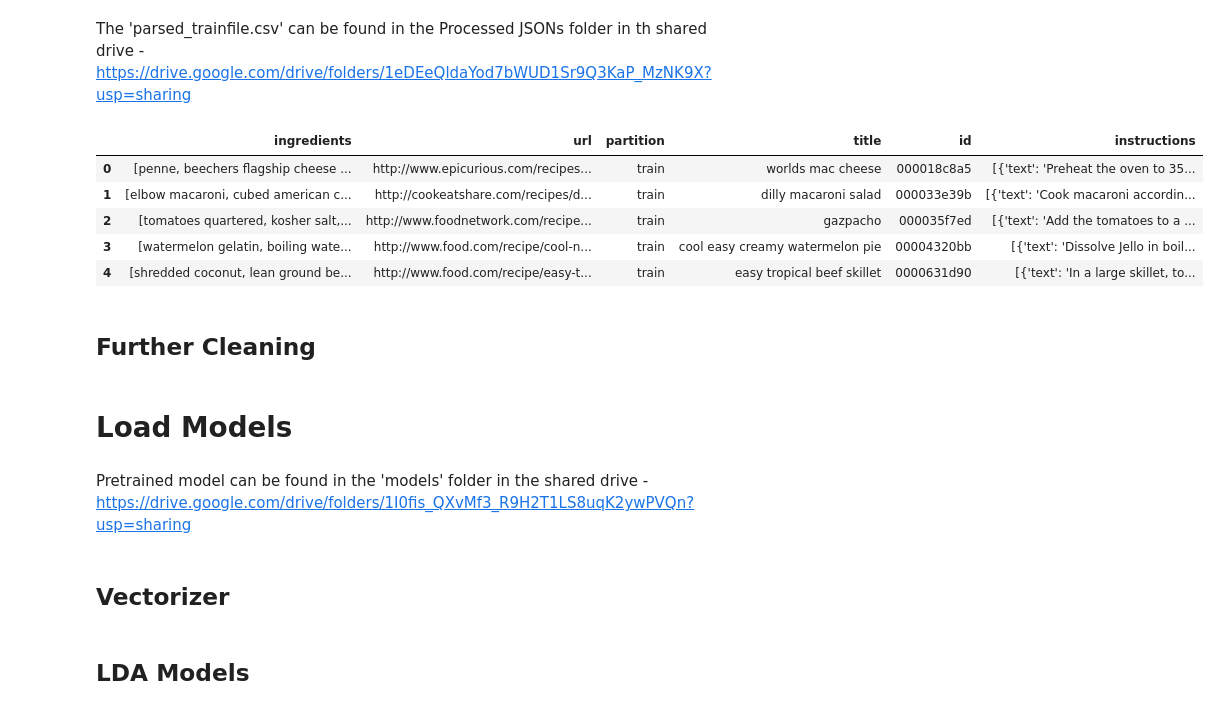
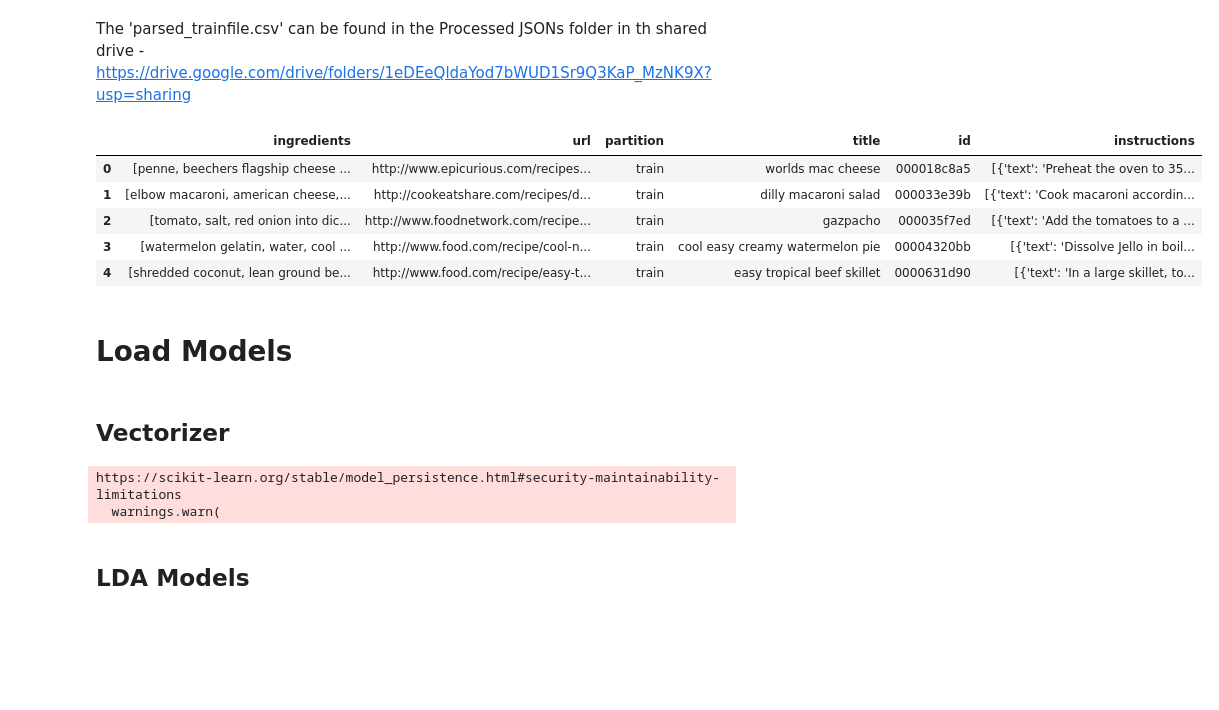
Before and after one commit to johnryanmcnally/capstone, a Jupyter notebook: model_generation/topic_modeling.ipynb, the cells around one changed output. Saved outputs shown, nothing was run; the diff lists cells and outputs as text; code cells hidden in the pictures; blank space fills up the shorter version.

Commit message:
repo cleaning

```diff
--- a/model_generation/topic_modeling.ipynb
+++ b/model_generation/topic_modeling.ipynb
@@ -36,19 +34,17 @@ logging.basicConfig(format="%(levelname)s - %(asctime)s: %(message)s", datefmt=
 The 'parsed_trainfile.csv' can be found in the Processed JSONs folder in th shared drive - https://drive.google.com/drive/folders/1eDEeQldaYod7bWUD1Sr9Q3KaP_MzNK9X?usp=sharing
 # %%
 # Modify this path to point to where the data is saved
-reldatapath = '../data/'
-filepath = 'parsed_trainfile.csv'
-df = pd.read_csv(reldatapath+filepath)
+DATAPATH = '../../data/'
+filepath = 'newcleaned_trainfile.csv'
+df = pd.read_csv(DATAPATH+filepath)
 df.ingredients = [literal_eval(x) for x in df.ingredients]
 df = df.drop(columns = ['Unnamed: 0'])
 df.head()
 # %% [output]
 |  | ingredients | url | partition | title | id | instructions |
 | 0 | [penne, beechers flagship cheese ... | http://www.epicurious.com/recipes... | train | worlds mac cheese | 000018c8a5 | [{'text': 'Preheat the oven to 35... |
-| 1 | [elbow macaroni, cubed american c... | http://cookeatshare.com/recipes/d... | train | dilly macaroni salad | 000033e39b | [{'text': 'Cook macaroni accordin... |
-| 2 | [tomatoes quartered, kosher salt,... | http://www.foodnetwork.com/recipe... | train | gazpacho | 000035f7ed | [{'text': 'Add the tomatoes to a ... |
-| 3 | [watermelon gelatin, boiling wate... | http://www.food.com/recipe/cool-n... | train | cool easy creamy watermelon pie | 00004320bb | [{'text': 'Dissolve Jello in boil... |
+| 1 | [elbow macaroni, american cheese,... | http://cookeatshare.com/recipes/d... | train | dilly macaroni salad | 000033e39b | [{'text': 'Cook macaroni accordin... |
+| 2 | [tomato, salt, red onion into dic... | http://www.foodnetwork.com/recipe... | train | gazpacho | 000035f7ed | [{'text': 'Add the tomatoes to a ... |
+| 3 | [watermelon gelatin, water, cool ... | http://www.food.com/recipe/cool-n... | train | cool easy creamy watermelon pie | 00004320bb | [{'text': 'Dissolve Jello in boil... |
 | 4 | [shredded coconut, lean ground be... | http://www.food.com/recipe/easy-t... | train | easy tropical beef skillet | 0000631d90 | [{'text': 'In a large skillet, to... |
-# %% [markdown]
-## Further Cleaning
 # %%
@@ -78,7 +57,5 @@ for ingr_list in df.ingredients:
 vocab = {term: i for i,term in enumerate(vocab)}
 # %% [markdown]
 # Load Models
-# %% [markdown]
-Pretrained model can be found in the 'models' folder in the shared drive - https://drive.google.com/drive/folders/1I0fis_QXvMf3_R9H2T1LS8uqK2ywPVQn?usp=sharing
 # %%
 # Modify this path to point to where the models are saved
@@ -87,8 +64,9 @@ relmodelpath = '../models/'
 ## Vectorizer
 # %%
 # load fitted vectorizer (~34 sec)
-with open(relmodelpath+'vectorizer.pkl','rb') as f:
+with open(RELMODELPATH+'vectorizer.pkl','rb') as f:
     vectorizer = pickle.load(f)
+# Setup output vectors for later
 vect_ingr = vectorizer.transform(string_ingr)
 vect_features = vectorizer.get_feature_names_out()
 titles = df.title
@@ -102,9 +80,12 @@ titles = df.title
 # titles = df.title
 # vect_features = vectorizer.get_feature_names_out()
 
-# # Save fitted vectorizer
-# with open('nmf_models/vectorizer.pkl','wb') as f:
+# Save fitted vectorizer
+# with open(RELMODELPATH+'nmf_models/vectorizer.pkl','wb') as f:
 #     pickle.dump(vectorizer,f)
+# %% [output]
+https://scikit-learn.org/stable/model_persistence.html#security-maintainability-limitations
+  warnings.warn(
 # %% [markdown]
 ## LDA Models
 # %%
```
Also changed, not shown: parts of 34 cells of this notebook, 15 other files.
